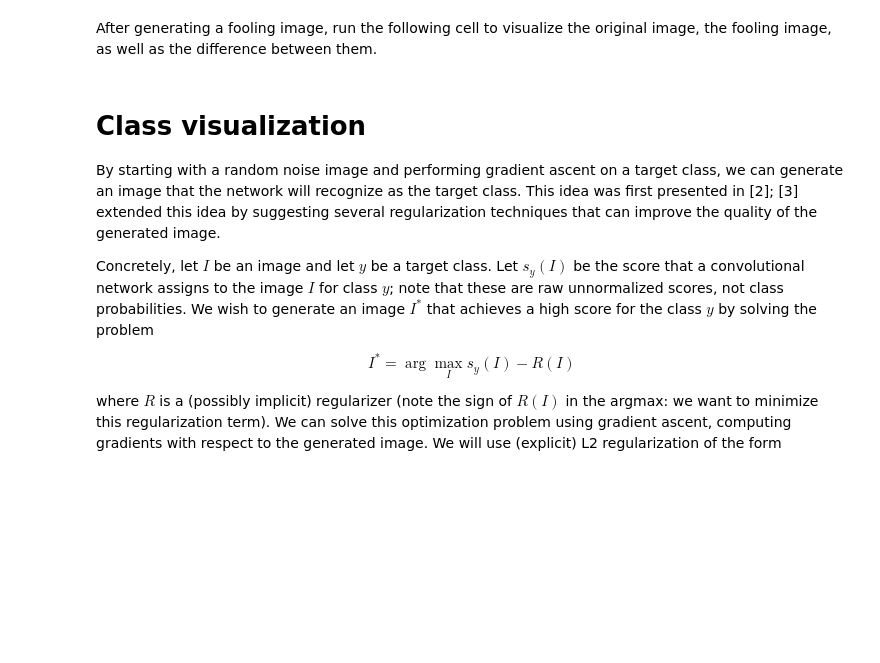
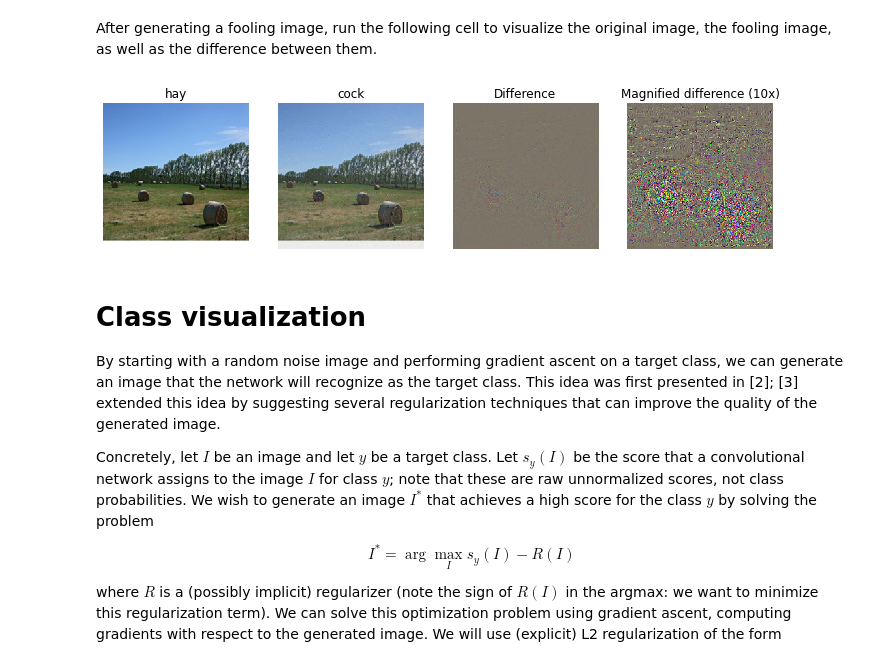
Before and after one commit to rammkripa/cs182_hw2_student, a Jupyter notebook: NetworkVisualization.ipynb, the cells around one changed output. Drawn from its saved outputs; the diff is of its cells as text; code cells hidden in the pictures; blank space fills up the shorter version.

```diff
--- a/NetworkVisualization.ipynb
+++ b/NetworkVisualization.ipynb
@@ -193,7 +194,7 @@ We can also use image gradients to generate "fooling images" as discussed in [3]
 
 Run the following cell to generate a fooling image:
 # %%
-target_y = reference_data['fooling_input_y']
+target_y = reference_data['fooling_input_y'] + 1
 X_tensor = reference_data['fooling_input_X']
 X_fooling = make_fooling_image(X_tensor, target_y, model)
 
@@ -203,36 +219,38 @@ assert target_y == scores.data.max(dim=1)[1][0], 'The model is not fooled!'
 After generating a fooling image, run the following cell to visualize the original image, the fooling image, as well as the difference between them.
 # %%
 idx = 0
-target_y = 6
+target_y = 6 + 1
 
 X_fooling_np = deprocess(X_fooling.clone())
 X_fooling_np = np.asarray(X_fooling_np).astype(np.uint8)
 
 plt.subplot(1, 4, 1)
 plt.imshow(X[idx])
 plt.title(class_names[y[idx]])
 plt.axis('off')
 
 plt.subplot(1, 4, 2)
 plt.imshow(X_fooling_np)
 plt.title(class_names[target_y])
 plt.axis('off')
 
 plt.subplot(1, 4, 3)
 X_pre = preprocess(Image.fromarray(X[idx]))
 diff = np.asarray(deprocess(X_fooling - X_pre, should_rescale=False))
 plt.imshow(diff)
 plt.title('Difference')
 plt.axis('off')
 
 plt.subplot(1, 4, 4)
 diff = np.asarray(deprocess(10 * (X_fooling - X_pre), should_rescale=False))
 plt.imshow(diff)
 plt.title('Magnified difference (10x)')
 plt.axis('off')
 
 plt.gcf().set_size_inches(12, 5)
 plt.show()
+# %% [output]
+[figure, added]
 # %% [markdown]
 # Class visualization
 By starting with a random noise image and performing gradient ascent on a target class, we can generate an image that the network will recognize as the target class. This idea was first presented in [2]; [3] extended this idea by suggesting several regularization techniques that can improve the quality of the generated image.
```
Also changed, not shown: parts of 2 cells of this notebook, 1 other file.
